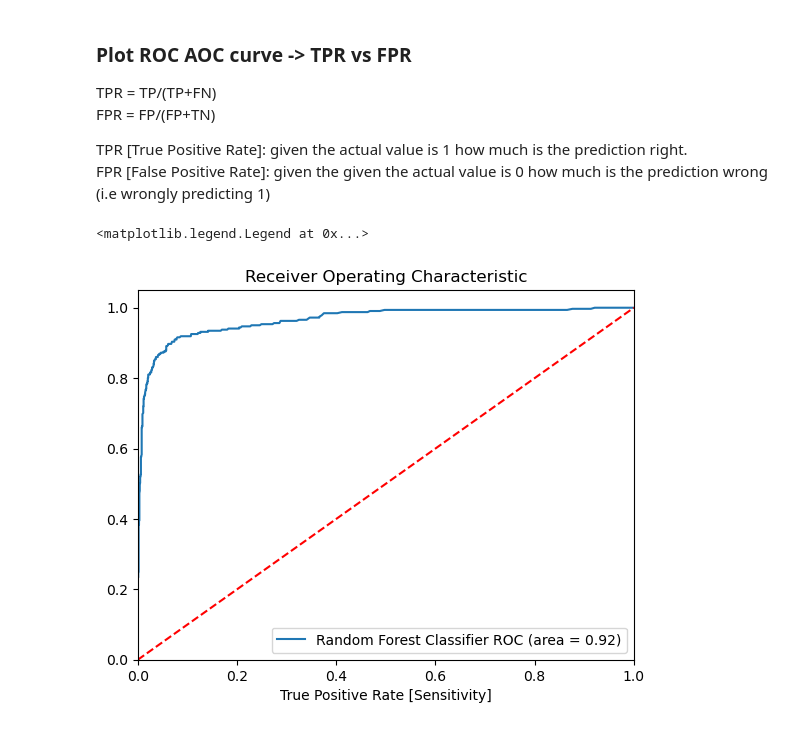
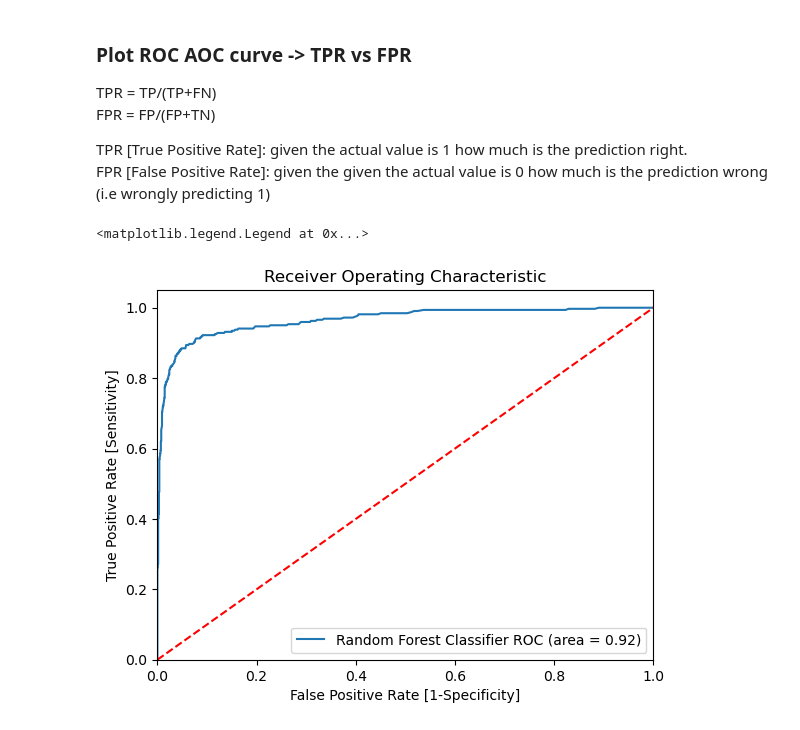
Before and after one commit to Nitin-Flavier13/ML-Algorithms, a Jupyter notebook: Random_Forest/Model/Random_Forest_Classifier.ipynb, the cells around one changed output. Cells and saved outputs as stored; diff of their text form; code cells hidden in the pictures.

Commit message:
changed plot ROC

```diff
--- a/Random_Forest/Model/Random_Forest_Classifier.ipynb
+++ b/Random_Forest/Model/Random_Forest_Classifier.ipynb
@@ -295,32 +295,32 @@ FPR [False Positive Rate]: given the given the actual value is 0 how much is the
 from sklearn.metrics import roc_auc_score, roc_curve
 
 auc_models = [
     {
         'label': 'Random Forest Classifier',
         'model': RandomForestClassifier(n_estimators=model_param['RF']['n_estimators'],min_samples_split=model_param['RF']['min_samples_split'],max_features=model_param['RF']['max_features']),
         'auc': 0.92
     }
 ]
 
 # create loop through all model
 for algo in auc_models:
     model = algo['model']
     model.fit(X_train,y_train)
 
     # compute false positive rate, true positive rate
     fpr, tpr, threshold = roc_curve(y_test, model.predict_proba(X_test)[:,1])
 
     # calculate area under curve to display on plot
     plt.plot(fpr ,tpr , label='%s ROC (area = %0.2f)' % (algo['label'],algo['auc']))
 
 plt.plot([0,1],[0,1],'r--')
 plt.xlim([0.0,1.0])
 plt.ylim([0.0,1.05])
 plt.xlabel('False Positive Rate [1-Specificity]')
-plt.xlabel('True Positive Rate [Sensitivity]')
+plt.ylabel('True Positive Rate [Sensitivity]')
 
 plt.title('Receiver Operating Characteristic')
 plt.legend()
 # %% [output]
 <matplotlib.legend.Legend at 0x...>
-[figure, old version]
+[figure, new version]
```
